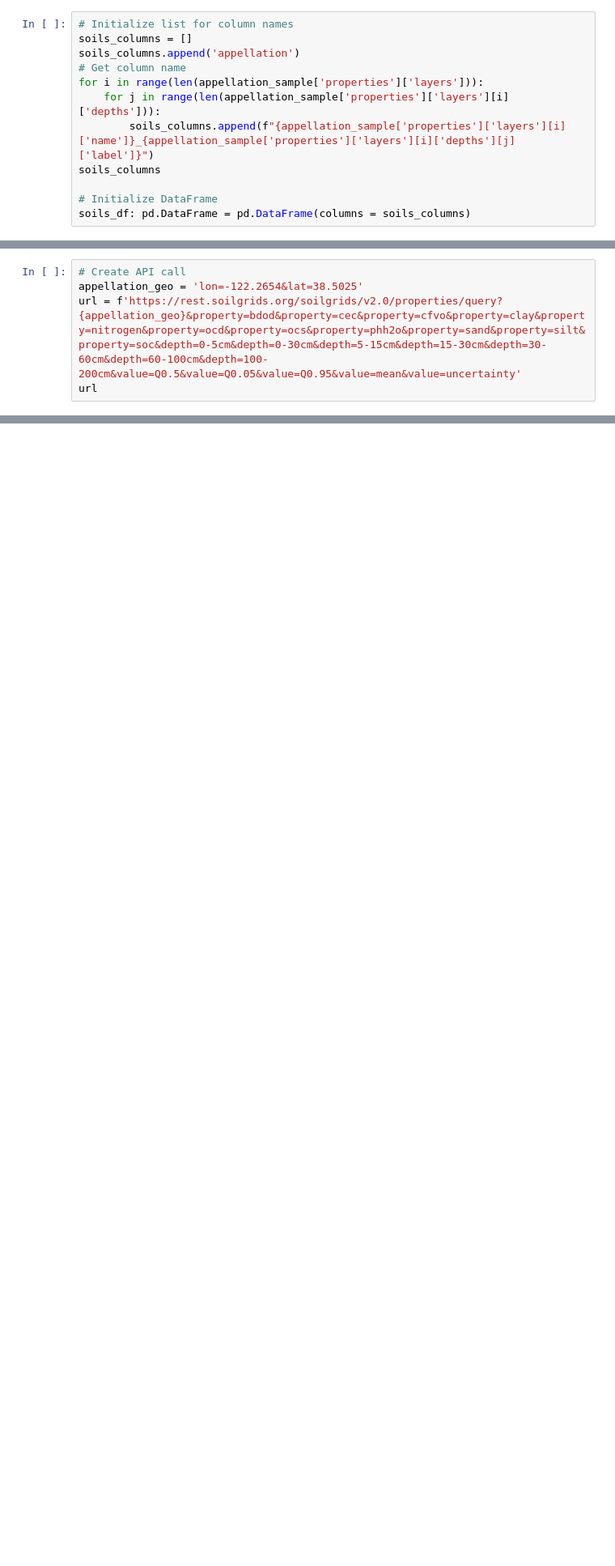
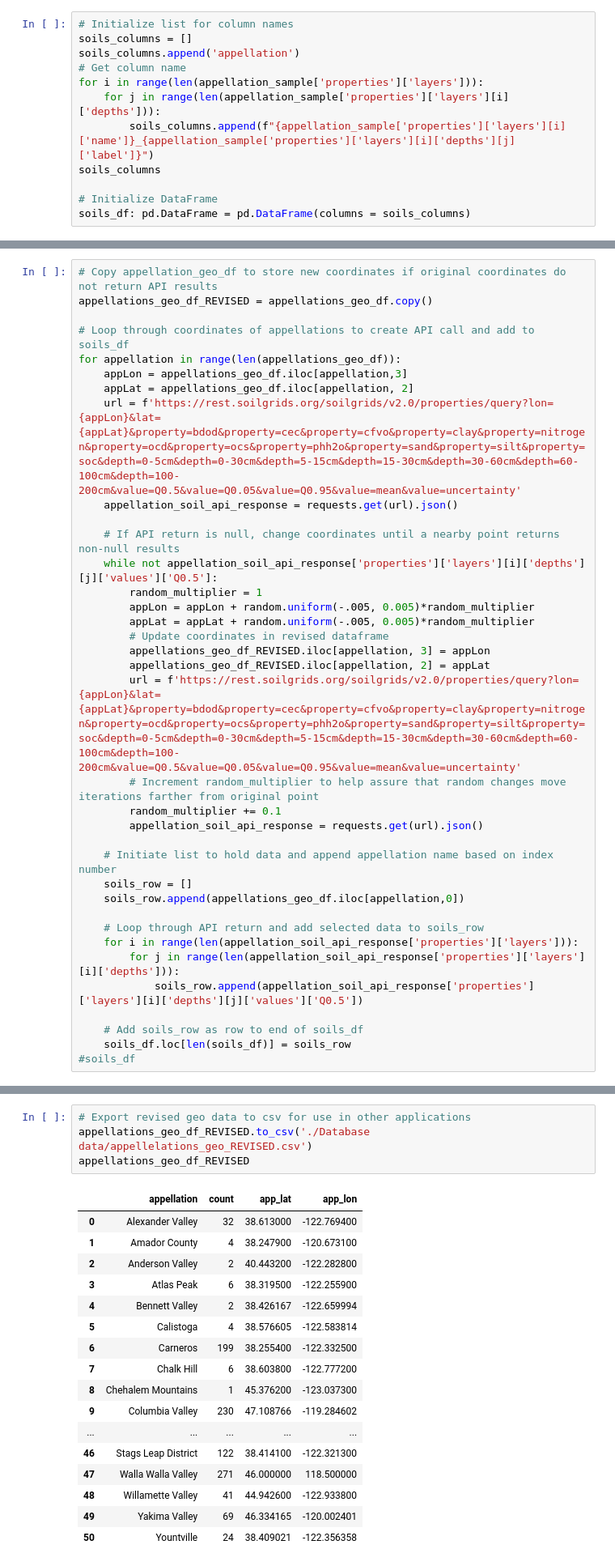
Before and after one commit to ndxn/Partners-in-Wine, a Jupyter notebook: Wine_soil.ipynb, the cells around one changed output, grey strips where cells are left out. Shown at 81% size. Cells and saved outputs as stored; diff of their text form; blank space fills up the shorter version.

```diff
--- a/Wine_soil.ipynb
+++ b/Wine_soil.ipynb
@@ -321,5 +34,0 @@ soils_rows
-# %%
-# Create API call
-appellation_geo = 'lon=-122.2654&lat=38.5025'
-url = f'https://rest.soilgrids.org/soilgrids/v2.0/properties/query?{appellation_geo}&property=bdod&property=cec&property=cfvo&property=clay&property=nitrogen&property=ocd&property=ocs&property=phh2o&property=sand&property=silt&property=soc&depth=0-5cm&depth=0-30cm&depth=5-15cm&depth=15-30cm&depth=30-60cm&depth=60-100cm&depth=100-200cm&value=Q0.5&value=Q0.05&value=Q0.95&value=mean&value=uncertainty'
-url
@@ -423,0 +37,36 @@ appellation_soil_json['properties']['layers'][1]['depths']
+# %%
+# Copy appellation_geo_df to store new coordinates if original coordinates do not return API results
+appellations_geo_df_REVISED = appellations_geo_df.copy()
+
+# Loop through coordinates of appellations to create API call and add to soils_df
+for appellation in range(len(appellations_geo_df)):
+    appLon = appellations_geo_df.iloc[appellation,3]
+    appLat = appellations_geo_df.iloc[appellation, 2]
+    url = f'https://rest.soilgrids.org/soilgrids/v2.0/properties/query?lon={appLon}&lat={appLat}&property=bdod&property=cec&property=cfvo&property=clay&property=nitrogen&property=ocd&property=ocs&property=phh2o&property=sand&property=silt&property=soc&depth=0-5cm&depth=0-30cm&depth=5-15cm&depth=15-30cm&depth=30-60cm&depth=60-100cm&depth=100-200cm&value=Q0.5&value=Q0.05&value=Q0.95&value=mean&value=uncertainty'
+    appellation_soil_api_response = requests.get(url).json()
+
+    # If API return is null, change coordinates until a nearby point returns non-null results
+    while not appellation_soil_api_response['properties']['layers'][i]['depths'][j]['values']['Q0.5']:
+        random_multiplier = 1
+        appLon = appLon + random.uniform(-.005, 0.005)*random_multiplier
+        appLat = appLat + random.uniform(-.005, 0.005)*random_multiplier
+        # Update coordinates in revised dataframe
+        appellations_geo_df_REVISED.iloc[appellation, 3] = appLon
+        appellations_geo_df_REVISED.iloc[appellation, 2] = appLat
+        url = f'https://rest.soilgrids.org/soilgrids/v2.0/properties/query?lon={appLon}&lat={appLat}&property=bdod&property=cec&property=cfvo&property=clay&property=nitrogen&property=ocd&property=ocs&property=phh2o&property=sand&property=silt&property=soc&depth=0-5cm&depth=0-30cm&depth=5-15cm&depth=15-30cm&depth=30-60cm&depth=60-100cm&depth=100-200cm&value=Q0.5&value=Q0.05&value=Q0.95&value=mean&value=uncertainty'
+        # Increment random_multiplier to help assure that random changes move iterations farther from original point
+        random_multiplier += 0.1
+        appellation_soil_api_response = requests.get(url).json()
+
+    # Initiate list to hold data and append appellation name based on index number
+    soils_row = []
+    soils_row.append(appellations_geo_df.iloc[appellation,0])
+
+    # Loop through API return and add selected data to soils_row
+    for i in range(len(appellation_soil_api_response['properties']['layers'])):
+        for j in range(len(appellation_soil_api_response['properties']['layers'][i]['depths'])):
+            soils_row.append(appellation_soil_api_response['properties']['layers'][i]['depths'][j]['values']['Q0.5'])
+
+    # Add soils_row as row to end of soils_df
+    soils_df.loc[len(soils_df)] = soils_row
+#soils_df
@@ -423,0 +216,22 @@ appellation_soil_json['properties']['layers'][1]['depths']
+# %%
+# Export revised geo data to csv for use in other applications
+appellations_geo_df_REVISED.to_csv('./Database data/appellelations_geo_REVISED.csv')
+appellations_geo_df_REVISED
+# %% [output]
+|  | appellation | count | app_lat | app_lon |
+| 0 | Alexander Valley | 32 | 38.613000 | -122.769400 |
+| 1 | Amador County | 4 | 38.247900 | -120.673100 |
+| 2 | Anderson Valley | 2 | 40.443200 | -122.282800 |
+| 3 | Atlas Peak | 6 | 38.319500 | -122.255900 |
+| 4 | Bennett Valley | 2 | 38.426167 | -122.659994 |
+| 5 | Calistoga | 4 | 38.576605 | -122.583814 |
+| 6 | Carneros | 199 | 38.255400 | -122.332500 |
+| 7 | Chalk Hill | 6 | 38.603800 | -122.777200 |
+| 8 | Chehalem Mountains | 1 | 45.376200 | -123.037300 |
+| 9 | Columbia Valley | 230 | 47.108766 | -119.284602 |
+| ... | ... | ... | ... | ... |
+| 46 | Stags Leap District | 122 | 38.414100 | -122.321300 |
+| 47 | Walla Walla Valley | 271 | 46.000000 | 118.500000 |
+| 48 | Willamette Valley | 41 | 44.942600 | -122.933800 |
+| 49 | Yakima Valley | 69 | 46.334165 | -120.002401 |
+| 50 | Yountville | 24 | 38.409021 | -122.356358 |
```
Also changed, not shown: parts of 51 cells of this notebook, 4 other files.
